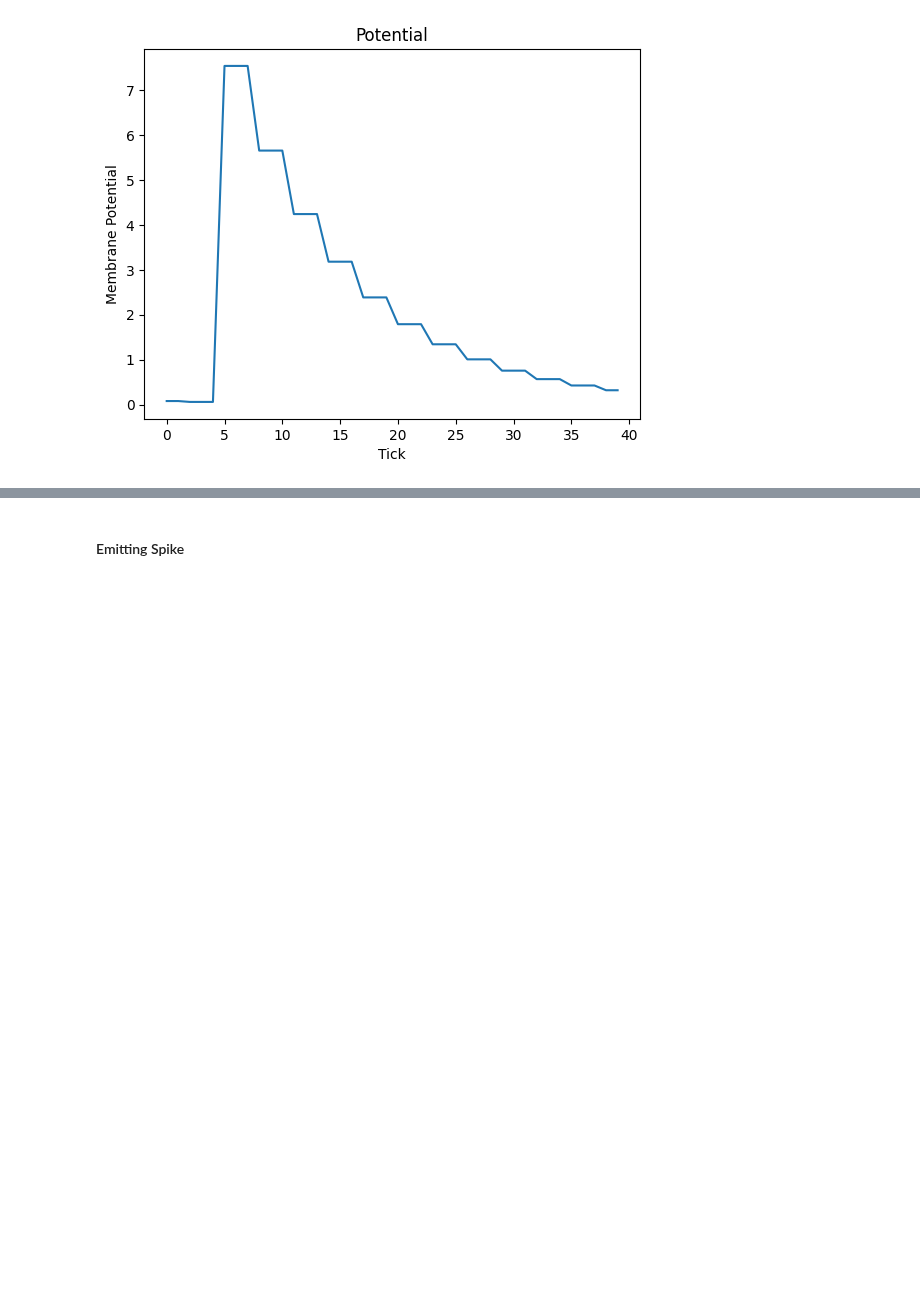
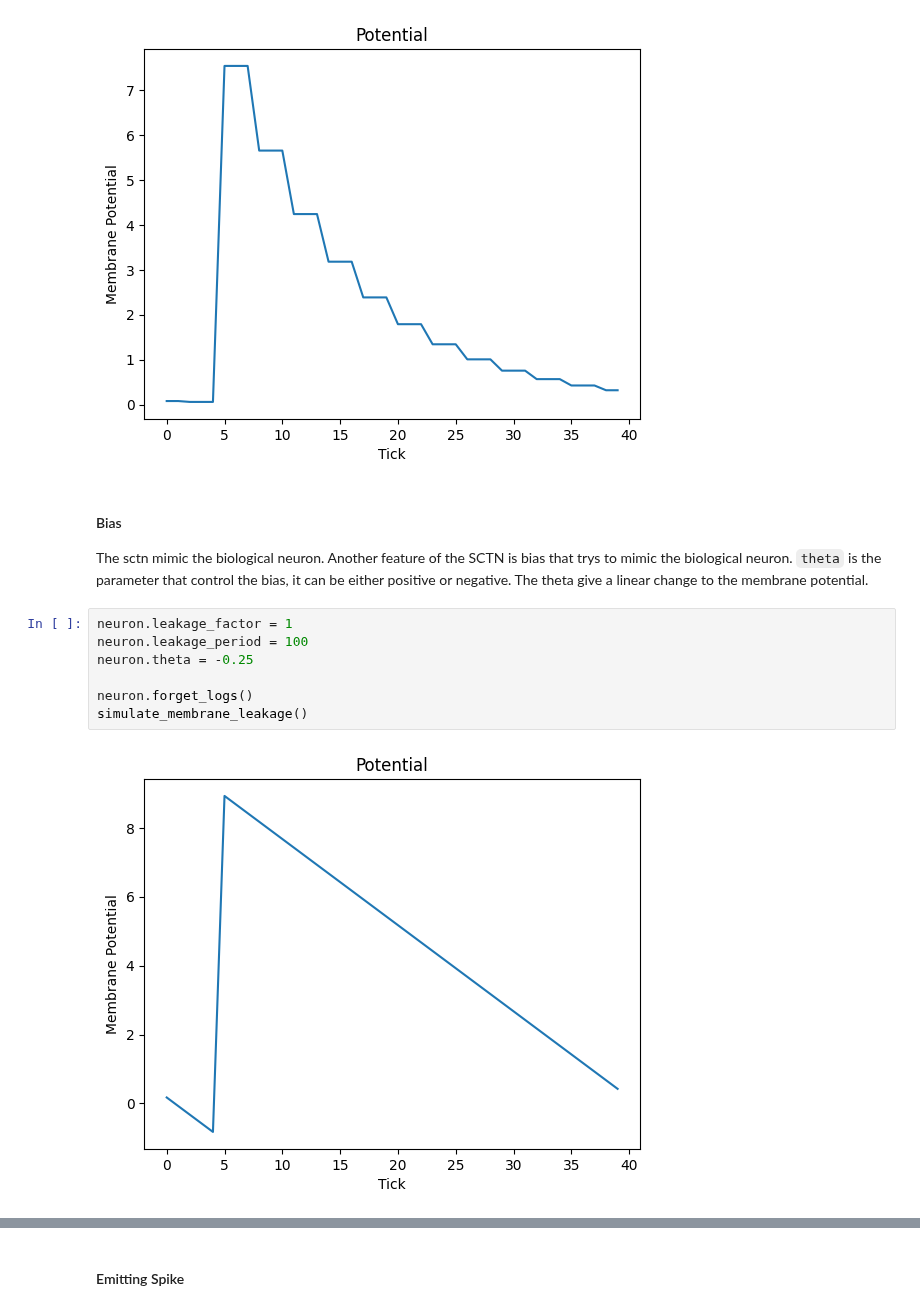
Before and after one commit to yakir4123/SNN-SCTN, a Jupyter notebook: notebooks/getting_started.ipynb, the cells around one changed output, grey strips where cells are left out. Saved outputs shown, nothing was run; the diff lists cells and outputs as text; blank space fills up the shorter version.

```diff
--- a/notebooks/getting_started.ipynb
+++ b/notebooks/getting_started.ipynb
@@ -83,3 +83,15 @@ neuron.forget_logs()
 simulate_membrane_leakage()
 # %% [output]
 [figure]
+# %% [markdown]
+#### Bias
+The sctn mimic the biological neuron. Another feature of the SCTN is bias that trys to mimic the biological neuron. `theta` is the parameter that control the bias, it can be either positive or negative. The theta give a linear change to the membrane potential.
+# %%
+neuron.leakage_factor = 1
+neuron.leakage_period = 100
+neuron.theta = -0.25
+
+neuron.forget_logs()
+simulate_membrane_leakage()
+# %% [output]
+[figure, added]
```
Also changed, not shown: parts of 2 cells of this notebook.
